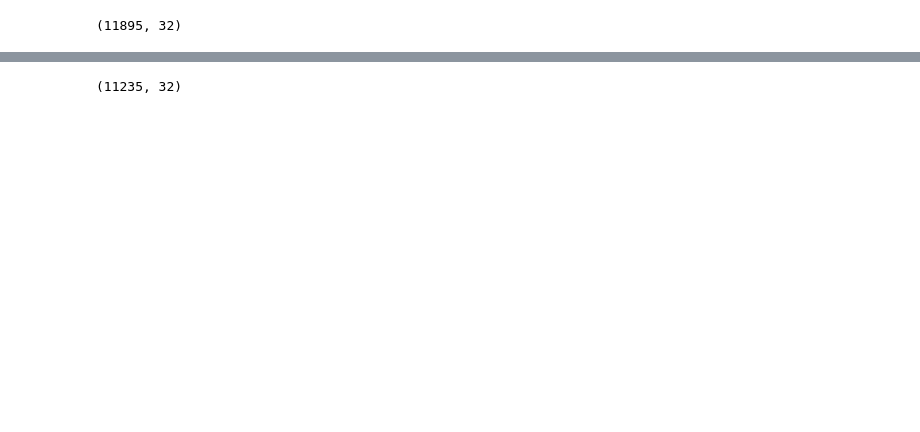
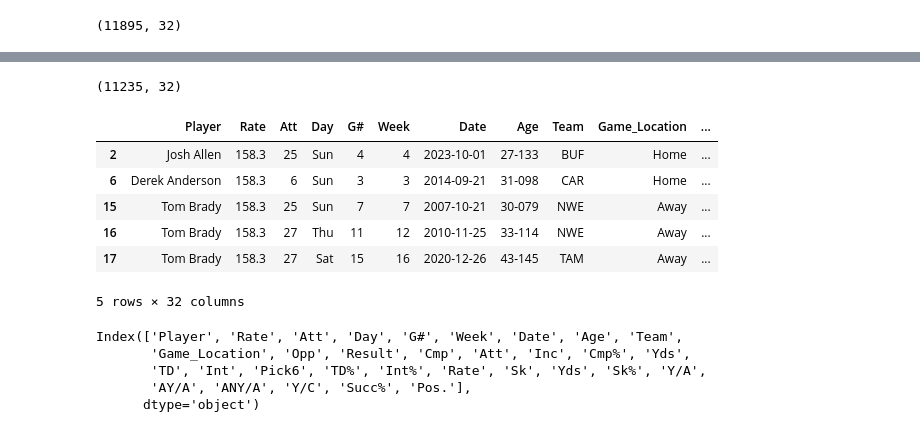
Before and after one commit to nick-bruno/QBR-Blog-Post, a Jupyter notebook: Blog_5/statheads_cleaning.ipynb, the cells around one changed output, grey strips where cells are left out. Cells and saved outputs as stored; diff of their text form; code cells hidden in the pictures; blank space fills up the shorter version.

```diff
--- a/Blog_5/statheads_cleaning.ipynb
+++ b/Blog_5/statheads_cleaning.ipynb
@@ -32,7 +32,25 @@ df['Game_Location'] = np.where(df['Game_Location'] == 'game_location', 'Home', '
 # %%
 # Remove non-quarterbacks
 df = df[df['Pos.'] == 'QB']
+# %%
+df.shape # removed over 600 random rows of non-QBs
+# %% [output]
+(11235, 32)
 # %%
-df.shape
+df.head()
 # %% [output]
+|  | Player | Rate | Att | Day | G# | Week | Date | Age | Team | Game_Location | ... |
+| 2 | Josh Allen | 158.3 | 25 | Sun | 4 | 4 | 2023-10-01 | 27-133 | BUF | Home | ... |
+| 6 | Derek Anderson | 158.3 | 6 | Sun | 3 | 3 | 2014-09-21 | 31-098 | CAR | Home | ... |
+| 15 | Tom Brady | 158.3 | 25 | Sun | 7 | 7 | 2007-10-21 | 30-079 | NWE | Away | ... |
+| 16 | Tom Brady | 158.3 | 27 | Thu | 11 | 12 | 2010-11-25 | 33-114 | NWE | Away | ... |
+| 17 | Tom Brady | 158.3 | 27 | Sat | 15 | 16 | 2020-12-26 | 43-145 | TAM | Away | ... |
-(11235, 32)
+5 rows × 32 columns
+# %%
+df.columns
+# %% [output]
+Index(['Player', 'Rate', 'Att', 'Day', 'G#', 'Week', 'Date', 'Age', 'Team',
+       'Game_Location', 'Opp', 'Result', 'Cmp', 'Att', 'Inc', 'Cmp%', 'Yds',
+       'TD', 'Int', 'Pick6', 'TD%', 'Int%', 'Rate', 'Sk', 'Yds', 'Sk%', 'Y/A',
+       'AY/A', 'ANY/A', 'Y/C', 'Succ%', 'Pos.'],
+      dtype='object')
```
Also changed, not shown: parts of 13 cells of this notebook, 2 other files.
